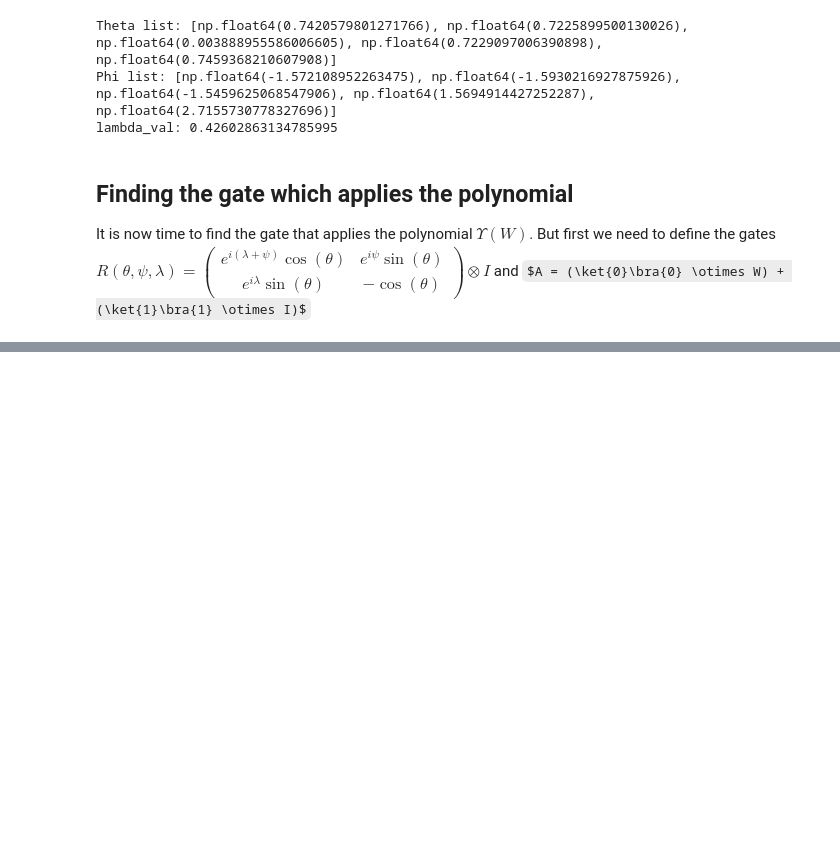
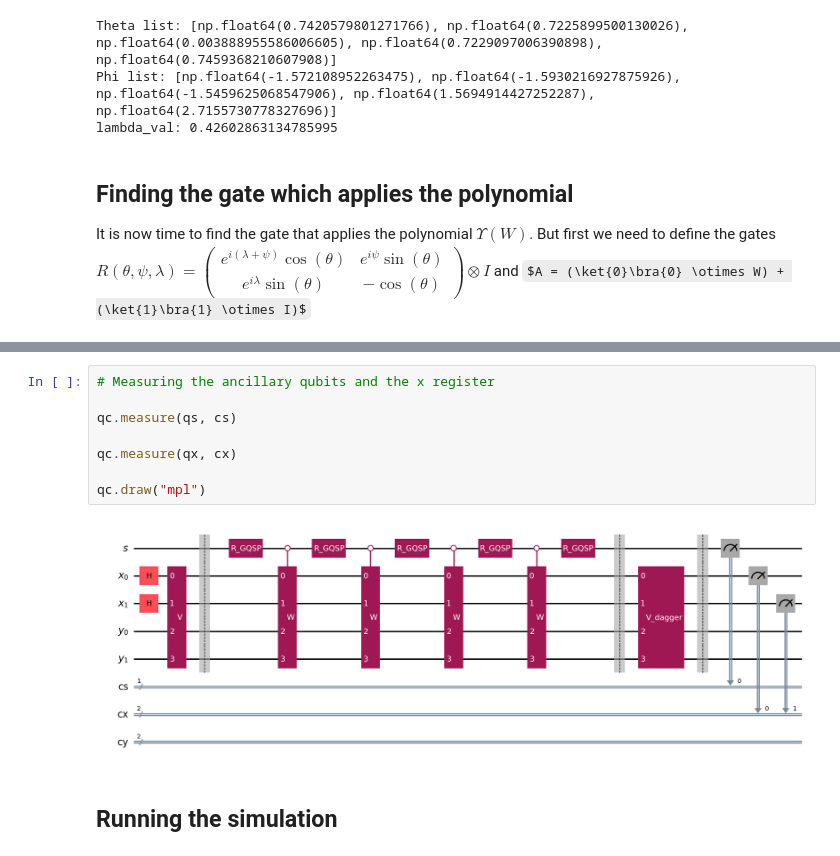
Before and after one commit to frafino/Quantum-Speedup-for-Nonreversible-Markov-Chains, a Jupyter notebook: 01_lazy_birthdeath_chain.ipynb, the cells around one changed output, grey strips where cells are left out. Saved outputs shown, nothing was run; the diff lists cells and outputs as text; some formulas as TeX source; blank space fills up the shorter version.

```diff
--- a/01_lazy_birthdeath_chain.ipynb
+++ b/01_lazy_birthdeath_chain.ipynb
@@ -852,0 +899,12 @@ A = W_gate.control(num_ctrl_qubits=1, ctrl_state="0")
+# %%
+# Measuring the ancillary qubits and the x register
+
+qc.measure(qs, cs)
+
+qc.measure(qx, cx)
+
+qc.draw("mpl")
+# %% [output]
+[figure, added]
+# %% [markdown]
+## Running the simulation
```
Also changed, not shown: parts of 10 cells of this notebook.
